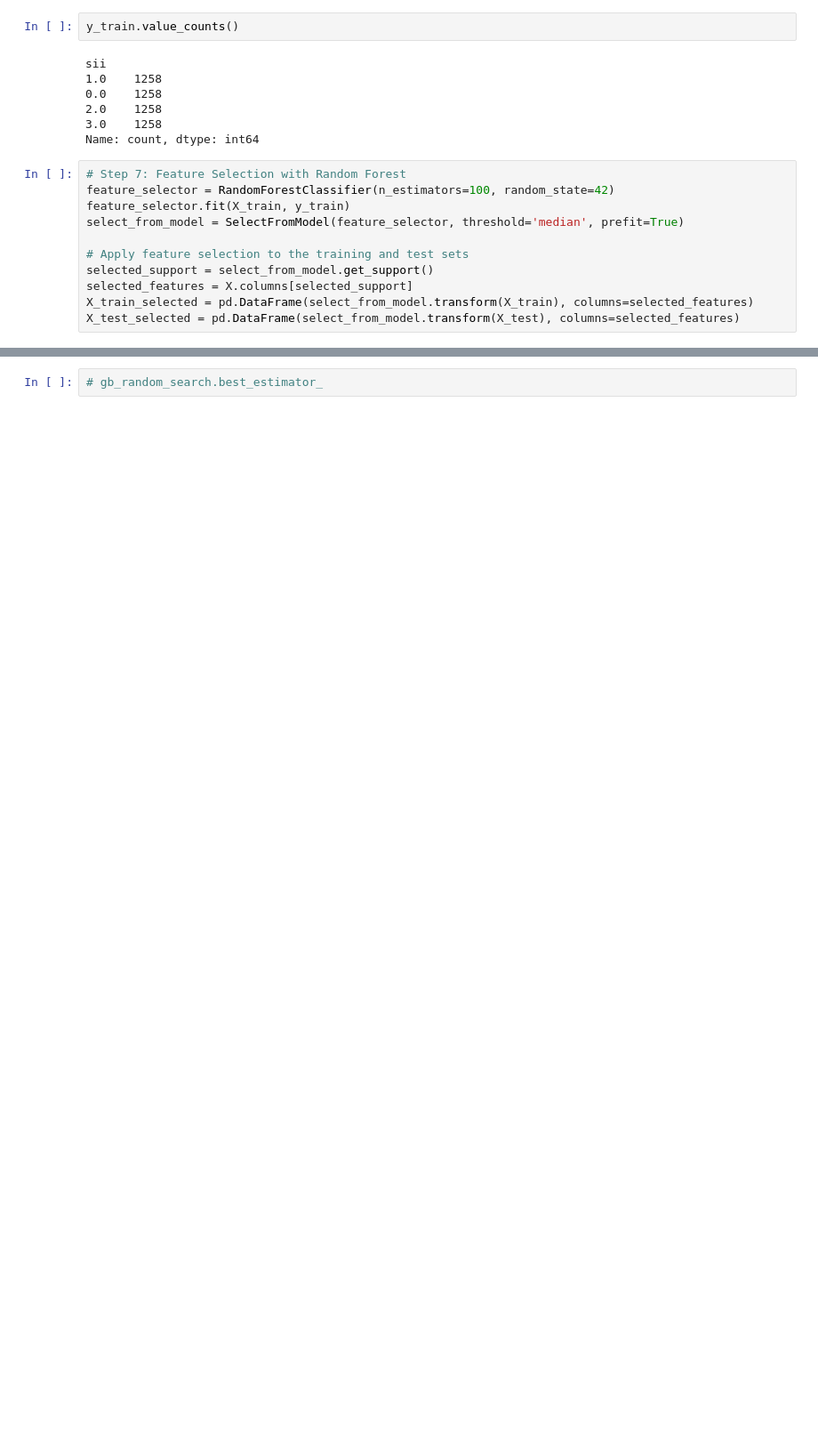
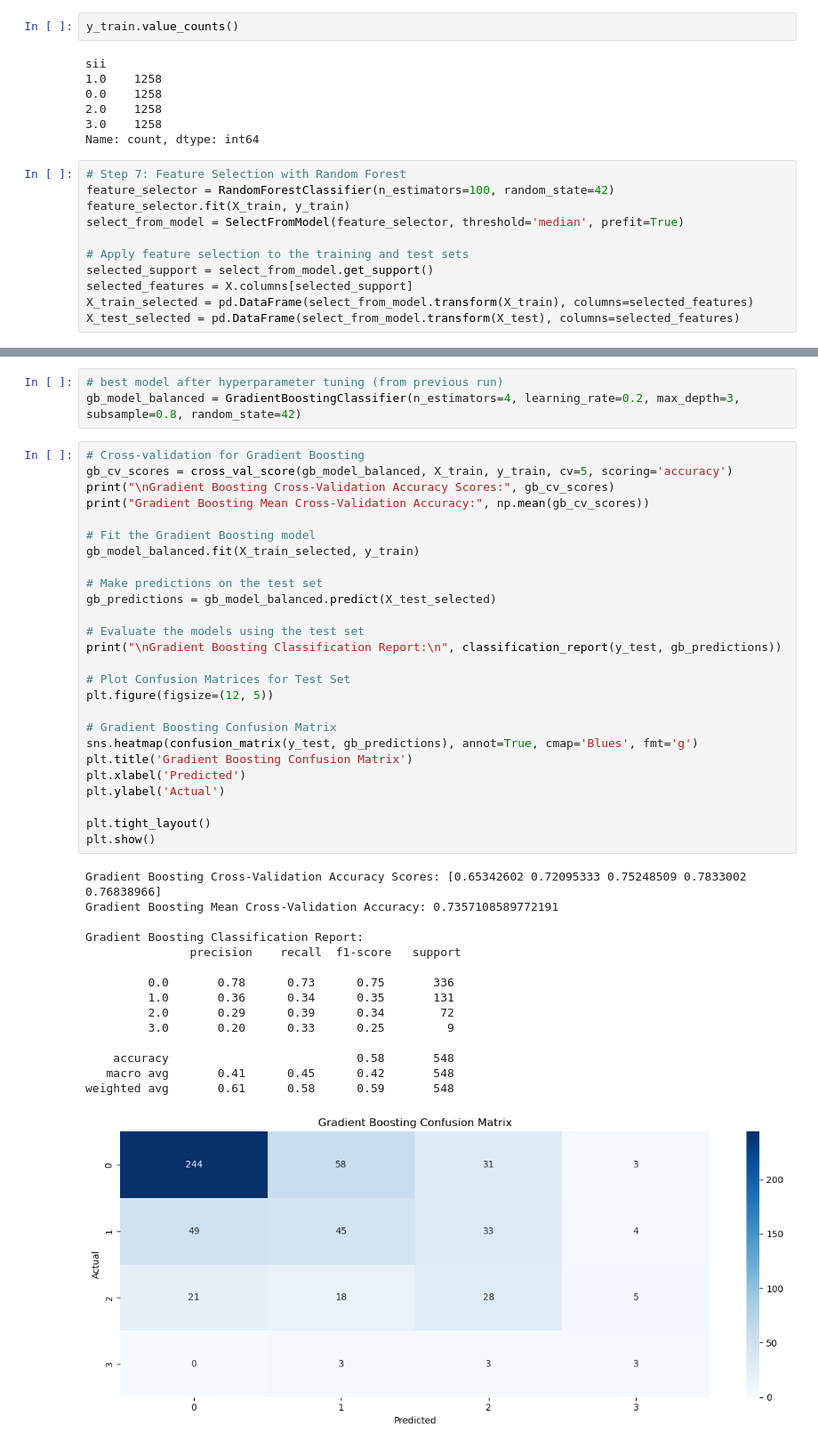
Before and after one commit to erica-landreth/datasci207_fa24_01_LMRSW, a Jupyter notebook: EDA/ASN_Modeling with test data and knn imputing EIL.ipynb, the cells around one changed output, grey strips where cells are left out. Shown at 89% size. Cells and saved outputs as stored; diff of their text form; blank space fills up the shorter version.

```diff
--- a/EDA/ASN_Modeling with test data and knn imputing EIL.ipynb
+++ b/EDA/ASN_Modeling with test data and knn imputing EIL.ipynb
@@ -522,5 +448,48 @@ weighted avg       0.55      0.57      0.56       548
-# %%
-# gb_random_search.best_estimator_
+# %%
+# best model after hyperparameter tuning (from previous run)
+gb_model_balanced = GradientBoostingClassifier(n_estimators=4, learning_rate=0.2, max_depth=3, subsample=0.8, random_state=42)
+# %%
+# Cross-validation for Gradient Boosting
+gb_cv_scores = cross_val_score(gb_model_balanced, X_train, y_train, cv=5, scoring='accuracy')
+print("\nGradient Boosting Cross-Validation Accuracy Scores:", gb_cv_scores)
+print("Gradient Boosting Mean Cross-Validation Accuracy:", np.mean(gb_cv_scores))
+
+# Fit the Gradient Boosting model
+gb_model_balanced.fit(X_train_selected, y_train)
+
+# Make predictions on the test set
+gb_predictions = gb_model_balanced.predict(X_test_selected)
+
+# Evaluate the models using the test set
+print("\nGradient Boosting Classification Report:\n", classification_report(y_test, gb_predictions))
+
+# Plot Confusion Matrices for Test Set
+plt.figure(figsize=(12, 5))
+
+# Gradient Boosting Confusion Matrix
+sns.heatmap(confusion_matrix(y_test, gb_predictions), annot=True, cmap='Blues', fmt='g')
+plt.title('Gradient Boosting Confusion Matrix')
+plt.xlabel('Predicted')
+plt.ylabel('Actual')
+
+plt.tight_layout()
+plt.show()
+# %% [output]
+Gradient Boosting Cross-Validation Accuracy Scores: [0.65342602 0.72095333 0.75248509 0.7833002  0.76838966]
+Gradient Boosting Mean Cross-Validation Accuracy: 0.7357108589772191
+
+Gradient Boosting Classification Report:
+               precision    recall  f1-score   support
+
+         0.0       0.78      0.73      0.75       336
+         1.0       0.36      0.34      0.35       131
+         2.0       0.29      0.39      0.34        72
+         3.0       0.20      0.33      0.25         9
+
+    accuracy                           0.58       548
+   macro avg       0.41      0.45      0.42       548
+weighted avg       0.61      0.58      0.59       548
+[figure, added]
 # %%
 # Make predictions on the test set
 rf_predictions = rf_model_balanced.predict(test_data[selected_features])
```
Also changed, not shown: parts of 13 cells of this notebook, 1 other file.
